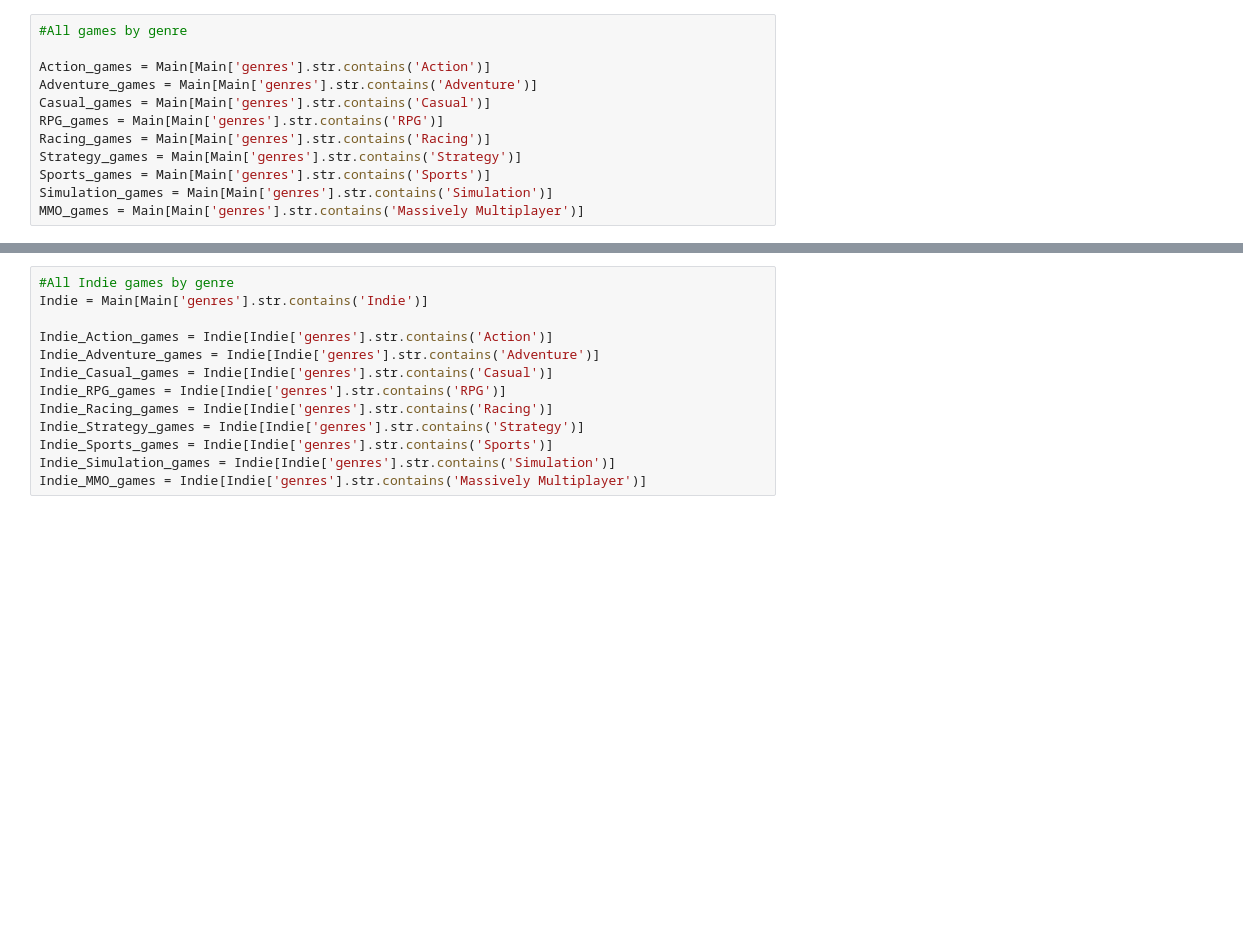
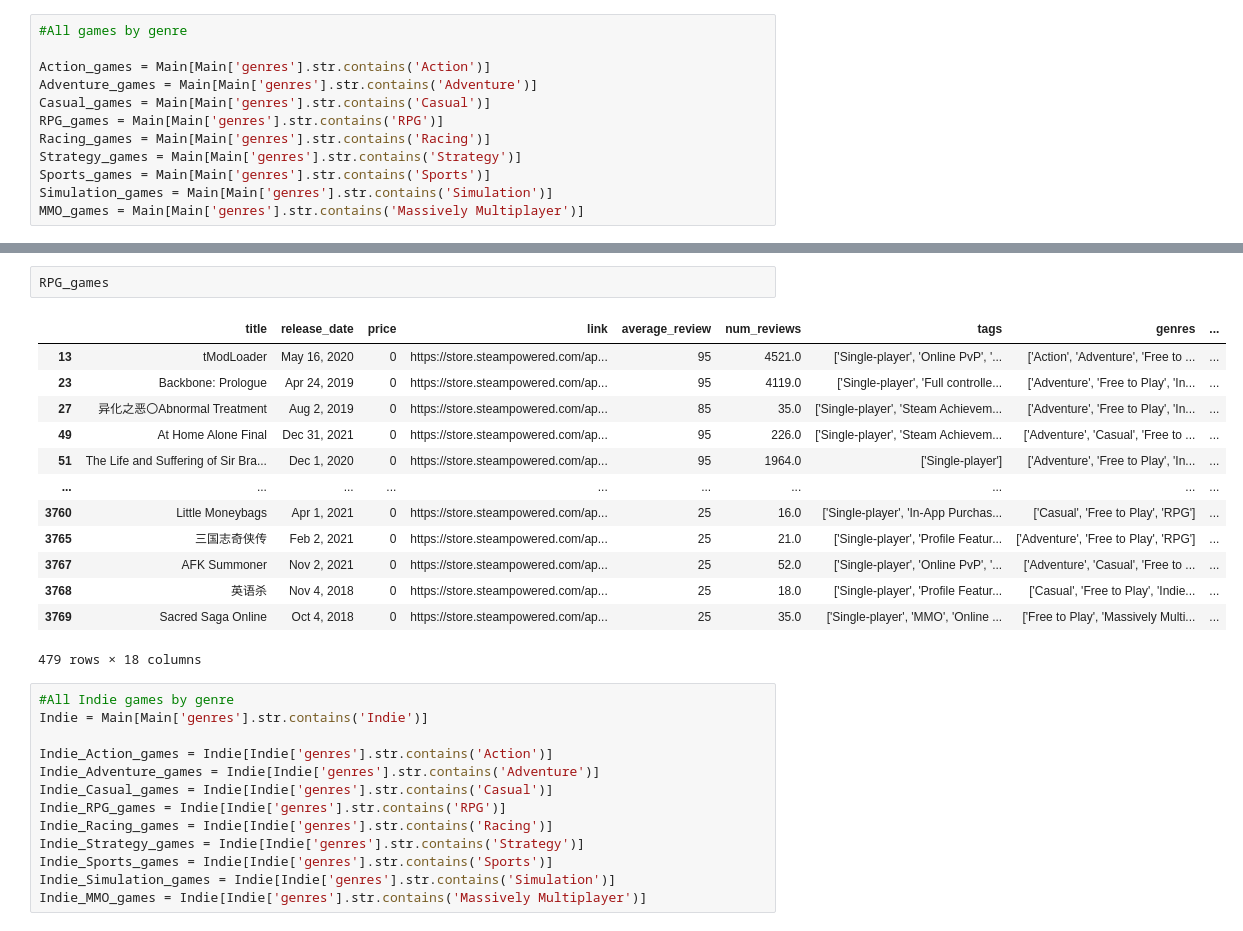
Before and after one commit to SamCain3/SteamReviews, a Jupyter notebook: Analysis.ipynb, the cells around one changed output, grey strips where cells are left out. Drawn from its saved outputs; the diff is of its cells as text; blank space fills up the shorter version.

```diff
--- a/Analysis.ipynb
+++ b/Analysis.ipynb
@@ -46,3 +149,19 @@ MMO_games = Main[Main['genres'].str.contains('Massively Multiplayer')]
+# %%
+RPG_games
+# %% [output]
+|  | title | release_date | price | link | average_review | num_reviews | tags | genres | ... |
+| 13 | tModLoader | May 16, 2020 | 0 | https://store.steampowered.com/ap... | 95 | 4521.0 | ['Single-player', 'Online PvP', '... | ['Action', 'Adventure', 'Free to ... | ... |
+| 23 | Backbone: Prologue | Apr 24, 2019 | 0 | https://store.steampowered.com/ap... | 95 | 4119.0 | ['Single-player', 'Full controlle... | ['Adventure', 'Free to Play', 'In... | ... |
+| 27 | 异化之恶〇Abnormal Treatment | Aug 2, 2019 | 0 | https://store.steampowered.com/ap... | 85 | 35.0 | ['Single-player', 'Steam Achievem... | ['Adventure', 'Free to Play', 'In... | ... |
+| 49 | At Home Alone Final | Dec 31, 2021 | 0 | https://store.steampowered.com/ap... | 95 | 226.0 | ['Single-player', 'Steam Achievem... | ['Adventure', 'Casual', 'Free to ... | ... |
+| 51 | The Life and Suffering of Sir Bra... | Dec 1, 2020 | 0 | https://store.steampowered.com/ap... | 95 | 1964.0 | ['Single-player'] | ['Adventure', 'Free to Play', 'In... | ... |
+| ... | ... | ... | ... | ... | ... | ... | ... | ... | ... |
+| 3760 | Little Moneybags | Apr 1, 2021 | 0 | https://store.steampowered.com/ap... | 25 | 16.0 | ['Single-player', 'In-App Purchas... | ['Casual', 'Free to Play', 'RPG'] | ... |
+| 3765 | 三国志奇侠传 | Feb 2, 2021 | 0 | https://store.steampowered.com/ap... | 25 | 21.0 | ['Single-player', 'Profile Featur... | ['Adventure', 'Free to Play', 'RPG'] | ... |
+| 3767 | AFK Summoner | Nov 2, 2021 | 0 | https://store.steampowered.com/ap... | 25 | 52.0 | ['Single-player', 'Online PvP', '... | ['Adventure', 'Casual', 'Free to ... | ... |
+| 3768 | 英语杀 | Nov 4, 2018 | 0 | https://store.steampowered.com/ap... | 25 | 18.0 | ['Single-player', 'Profile Featur... | ['Casual', 'Free to Play', 'Indie... | ... |
+| 3769 | Sacred Saga Online | Oct 4, 2018 | 0 | https://store.steampowered.com/ap... | 25 | 35.0 | ['Single-player', 'MMO', 'Online ... | ['Free to Play', 'Massively Multi... | ... |
+479 rows × 18 columns
 # %%
 #All Indie games by genre
 Indie = Main[Main['genres'].str.contains('Indie')]
```
Also changed, not shown: parts of 16 cells of this notebook.
